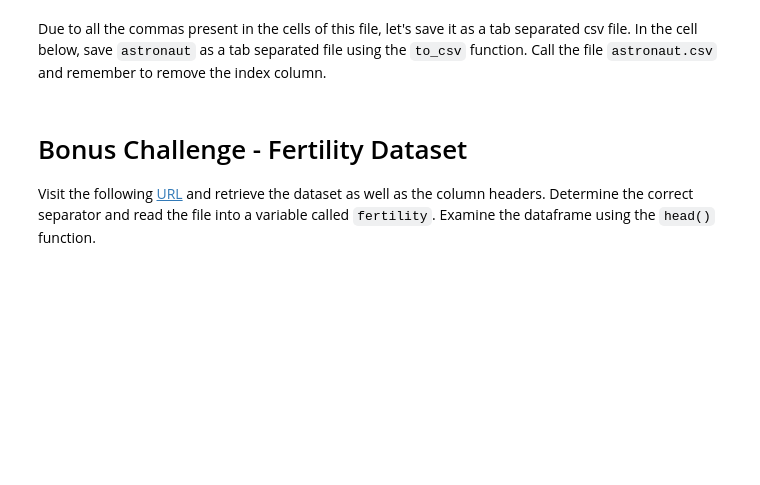
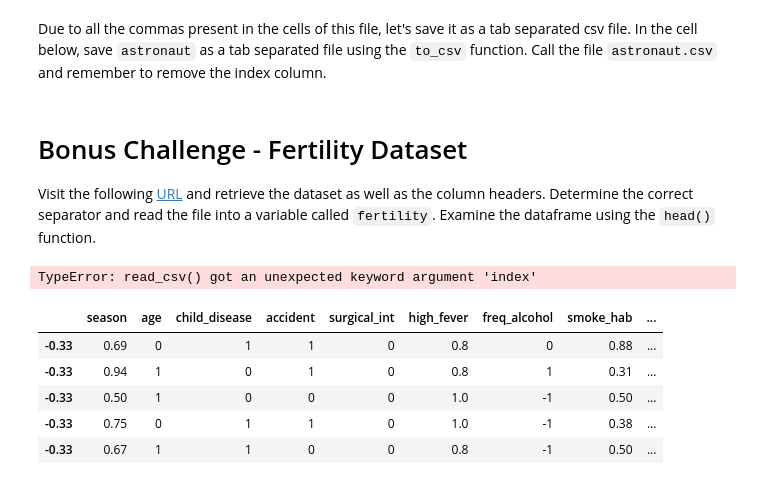
Before and after one commit to Ironhack-Data-Madrid-Mayo-2022/2.3-lab-import-export, a Jupyter notebook: your-code/main.ipynb, the cells around one changed output. Drawn from its saved outputs; the diff is of its cells as text; code cells hidden in the pictures; blank space fills up the shorter version.

```diff
--- a/your-code/main.ipynb
+++ b/your-code/main.ipynb
@@ -147,0 +144,17 @@ json_data = response.read().decode('utf-8', 'replace')
+# %%
+url="https://archive.ics.uci.edu/ml/machine-learning-databases/00244/fertility_Diagnosis.txt"
+
+
+cols =['season', 'age', 'child_disease', 'accident', 'surgical_int', 'high_fever', 'freq_alcohol', 'smoke_hab', 'hours_sitting_day_jan16']
+fertility=pd.read_csv(url, names=cols, index=True)
+# %% [output]
+TypeError: read_csv() got an unexpected keyword argument 'index'
+# %%
+fertility.head()
+# %% [output]
+|  | season | age | child_disease | accident | surgical_int | high_fever | freq_alcohol | smoke_hab | ... |
+| -0.33 | 0.69 | 0 | 1 | 1 | 0 | 0.8 | 0 | 0.88 | ... |
+| -0.33 | 0.94 | 1 | 0 | 1 | 0 | 0.8 | 1 | 0.31 | ... |
+| -0.33 | 0.50 | 1 | 0 | 0 | 0 | 1.0 | -1 | 0.50 | ... |
+| -0.33 | 0.75 | 0 | 1 | 1 | 0 | 1.0 | -1 | 0.38 | ... |
+| -0.33 | 0.67 | 1 | 1 | 0 | 0 | 0.8 | -1 | 0.50 | ... |
```
Also changed, not shown: parts of 1 cell of this notebook.
